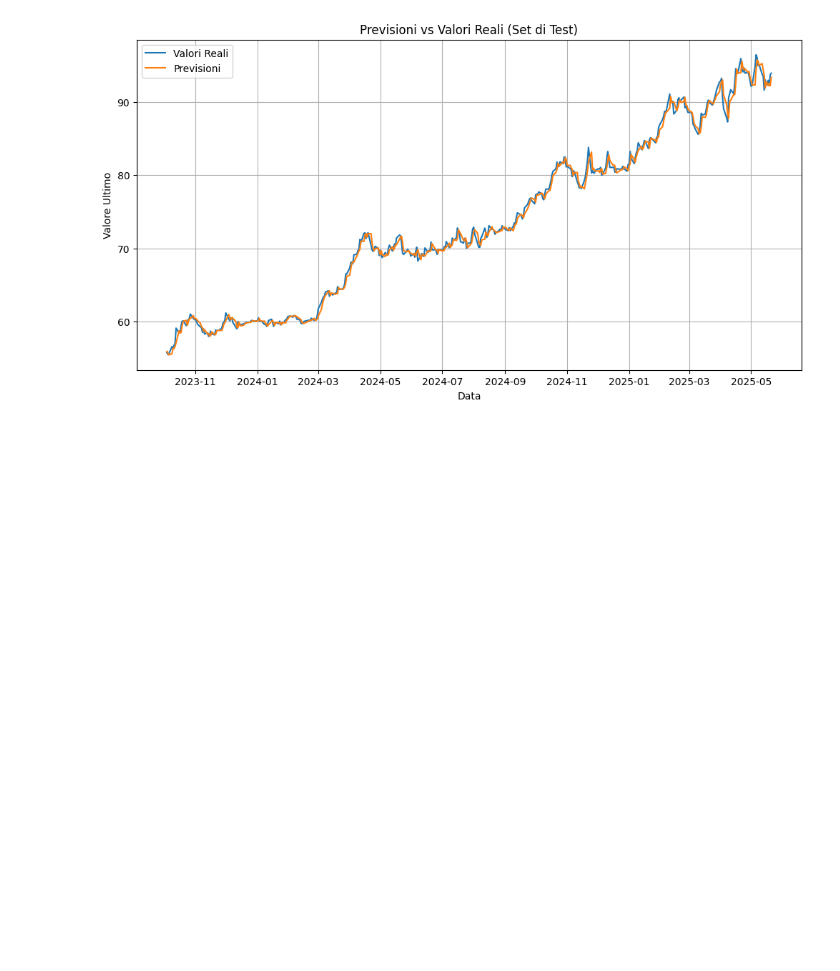
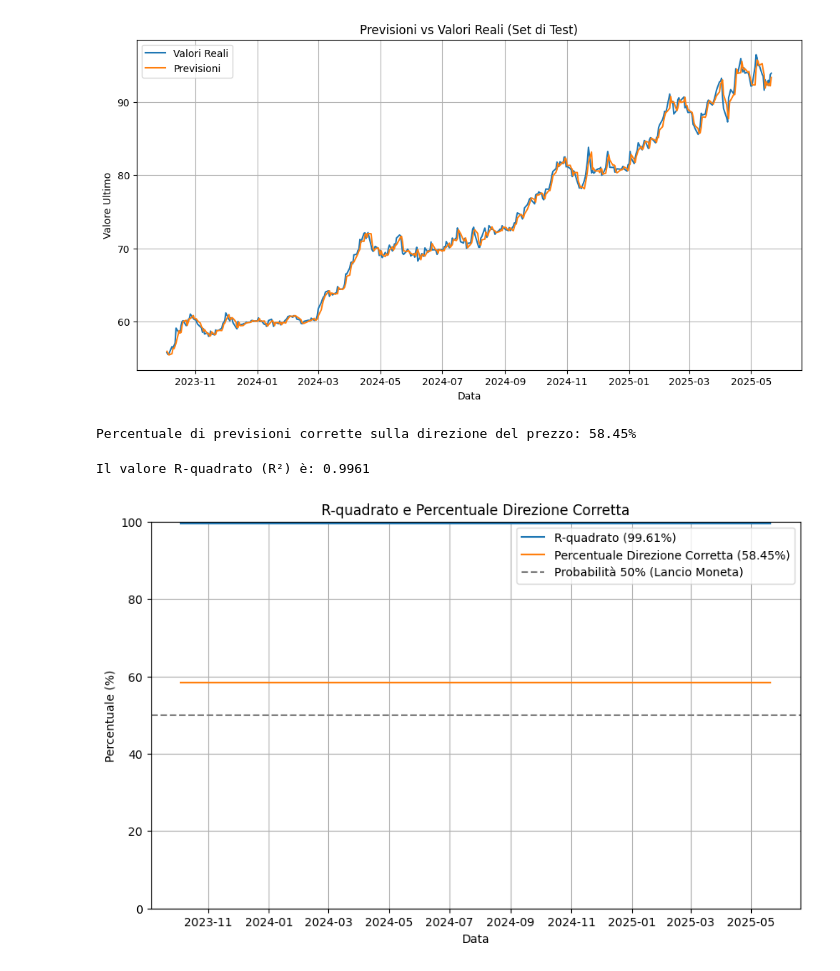
Before and after one commit to staserix/perditore-oro, a Jupyter notebook: Untitled0.ipynb, the cells around one changed output. Drawn from its saved outputs; the diff is of its cells as text; code cells hidden in the pictures; blank space fills up the shorter version.

```diff
--- a/Untitled0.ipynb
+++ b/Untitled0.ipynb
@@ -2,13 +4,14 @@
 import pandas as pd
 
 # Carica il file CSV
-df = pd.read_csv('/content/GAU_EUR Dati Storici.csv')
+df = pd.read_csv("/content/drive/MyDrive/esame 5'o/GAU_EUR Dati Storici.csv")
 
 # Seleziona solo le colonne "Data" e "Ultimo"
 df_subset = df[['Data', 'Ultimo']].copy()
 
 # Converti la colonna 'Data' in formato datetime
-df_subset['Data'] = pd.to_datetime(df_subset['Data'])
+# Specifica il formato corretto per la conversione
+df_subset['Data'] = pd.to_datetime(df_subset['Data'], format="%d.%m.%Y")
 
 # Imposta la colonna 'Data' come indice del dataframe
 df_subset = df_subset.set_index('Data')
@@ -122,3 +125,43 @@ plt.grid(True)
 plt.show()
 # %% [output]
 [figure]
+# %%
+# prompt: adesso fai la variabile che calcoli in quanti  casi in % il modello riesce a prevedere se il prezzo scende o sale, cioè non il prezzo preciso ma solo se il prezzo scende o sale
+# prendi qualche spunto da qui:
+#     sign_ridge_1_mkt.append(np.sum([1 if np.sign(y_pred[i+1] - y_test[i]) == np.sign(y_test[i+1] - y_test[i]) else 0 for i in range(len(y_test)-1)])/len(y_test))    # Count the number of times the sign of the change is correct
+
+import numpy as np
+
+# Calcola il numero di volte in cui la direzione del prezzo è prevista correttamente
+# Confronta la direzione del cambiamento tra y_pred[i+1] e y_test[i]
+# con la direzione del cambiamento tra y_test[i+1] e y_test[i]
+correct_direction_predictions = np.sum([1 if np.sign(y_pred[i+1] - y_test.iloc[i]) == np.sign(y_test.iloc[i+1] - y_test.iloc[i]) else 0 for i in range(len(y_test)-1)])
+
+# Calcola la percentuale di previsioni corrette sulla direzione
+# Il -1 nella lunghezza è perché confrontiamo y_test[i+1] con y_test[i], quindi l'ultima riga non ha un successivo
+percentage_correct_direction = (correct_direction_predictions / (len(y_test) - 1)) * 100
+
+print(f"\nPercentuale di previsioni corrette sulla direzione del prezzo: {percentage_correct_direction:.2f}%")
+# %% [output]
+Percentuale di previsioni corrette sulla direzione del prezzo: 58.45%
+# %%
+# prompt: adesso calcola il R square
+# metti un graffico doe metti R square, percentage_correct_direction e una linea al 50% che indica la probabilita di una moneta (tutto con le linee continue e in un grafico da 0 a 100%)
+
+print(f"Il valore R-quadrato (R²) è: {r2:.4f}")
+
+plt.figure(figsize=(10, 6))
+plt.plot(y_test.index, [r2 * 100] * len(y_test), label=f'R-quadrato ({r2*100:.2f}%)', linestyle='-')
+plt.plot(y_test.index, [percentage_correct_direction] * len(y_test), label=f'Percentuale Direzione Corretta ({percentage_correct_direction:.2f}%)', linestyle='-')
+plt.axhline(y=50, color='gray', linestyle='--', label='Probabilità 50% (Lancio Moneta)')
+
+plt.ylim(0, 100) # Imposta l'asse y da 0 a 100
+plt.title('R-quadrato e Percentuale Direzione Corretta')
+plt.xlabel('Data')
+plt.ylabel('Percentuale (%)')
+plt.legend()
+plt.grid(True)
+plt.show()
+# %% [output]
+Il valore R-quadrato (R²) è: 0.9961
+[figure, added]
```
Also changed, not shown: parts of 1 cell of this notebook.
